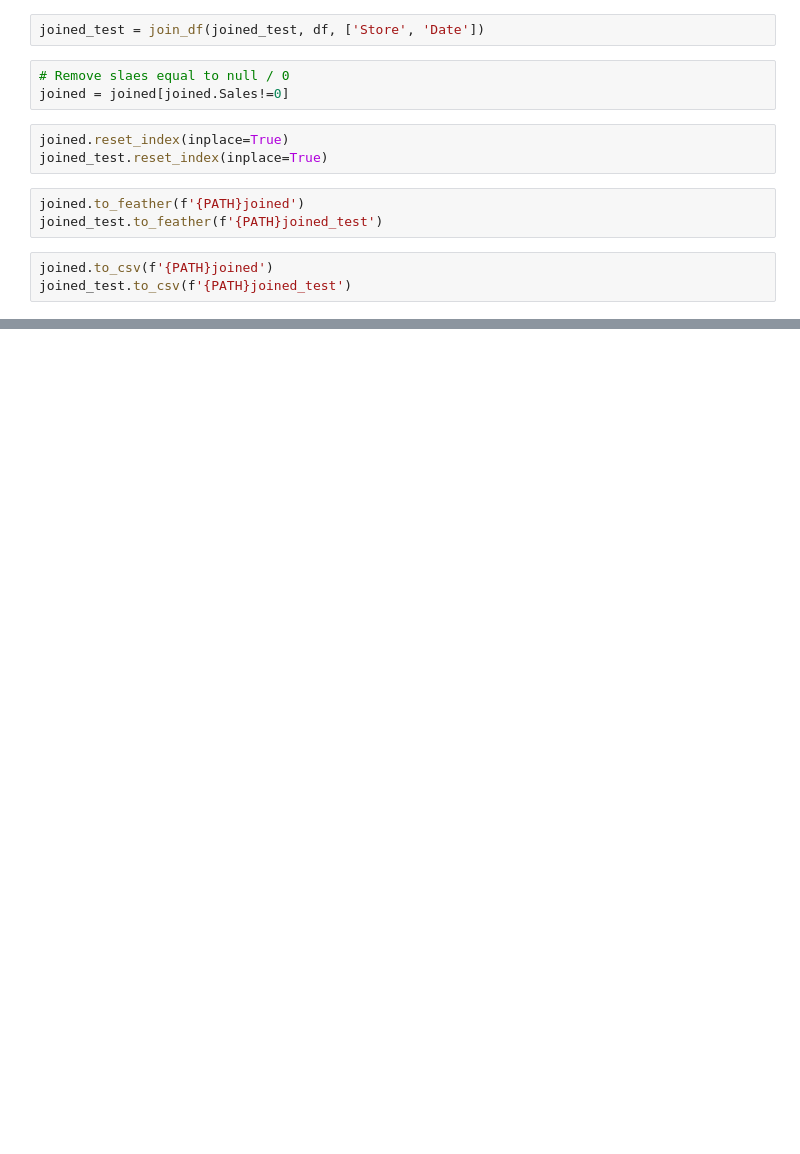
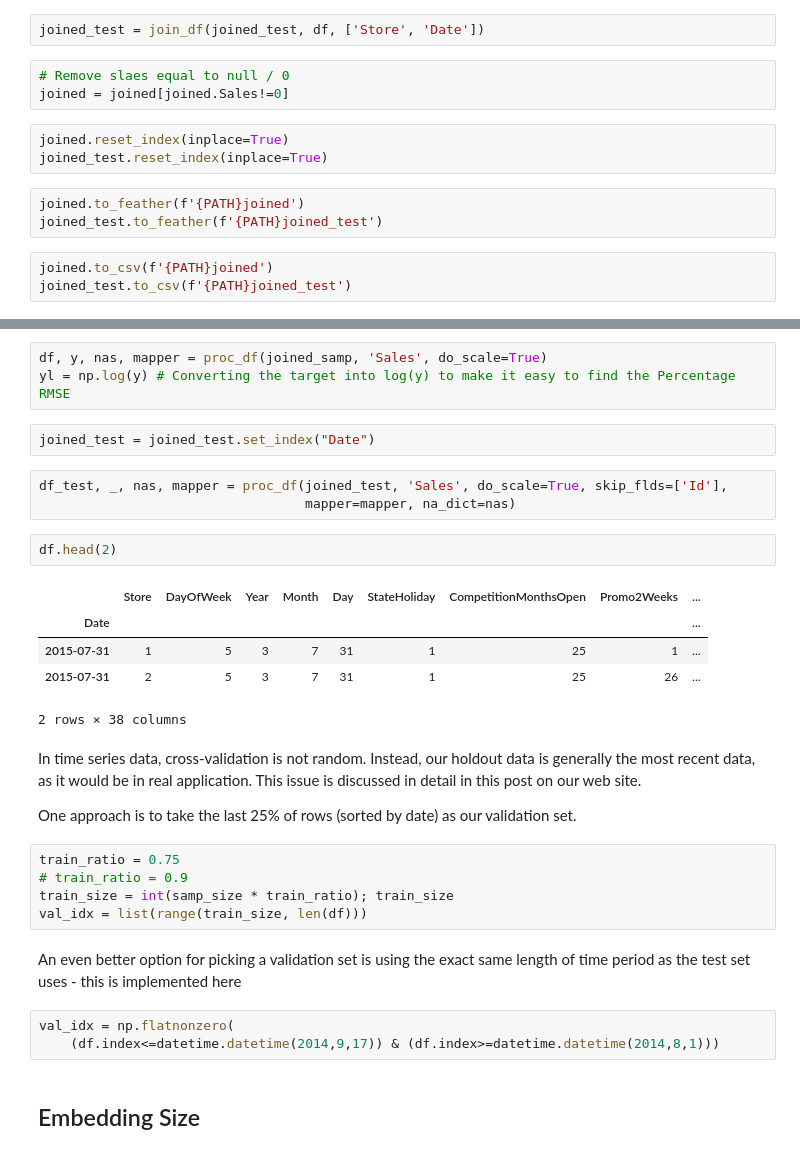
Before and after one commit to stanimman/Fast_ai, a Jupyter notebook: Lesson 4 Rossman.ipynb, the cells around one changed output, grey strips where cells are left out. Drawn from its saved outputs; the diff is of its cells as text; blank space fills up the shorter version.

```diff
--- a/Lesson 4 Rossman.ipynb
+++ b/Lesson 4 Rossman.ipynb
@@ -627,0 +911,32 @@ joined.head().T.head(40)
+# %%
+df, y, nas, mapper = proc_df(joined_samp, 'Sales', do_scale=True)
+yl = np.log(y) # Converting the target into log(y) to make it easy to find the Percentage RMSE
+# %%
+joined_test = joined_test.set_index("Date")
+# %%
+df_test, _, nas, mapper = proc_df(joined_test, 'Sales', do_scale=True, skip_flds=['Id'],
+                                  mapper=mapper, na_dict=nas)
+# %%
+df.head(2)
+# %% [output]
+|  | Store | DayOfWeek | Year | Month | Day | StateHoliday | CompetitionMonthsOpen | Promo2Weeks | ... |
+| Date |  |  |  |  |  |  |  |  | ... |
+| 2015-07-31 | 1 | 5 | 3 | 7 | 31 | 1 | 25 | 1 | ... |
+| 2015-07-31 | 2 | 5 | 3 | 7 | 31 | 1 | 25 | 26 | ... |
+2 rows × 38 columns
+# %% [markdown]
+In time series data, cross-validation is not random. Instead, our holdout data is generally the most recent data, as it would be in real application. This issue is discussed in detail in this post on our web site.
+
+One approach is to take the last 25% of rows (sorted by date) as our validation set.
+# %%
+train_ratio = 0.75
+# train_ratio = 0.9
+train_size = int(samp_size * train_ratio); train_size
+val_idx = list(range(train_size, len(df)))
+# %% [markdown]
+An even better option for picking a validation set is using the exact same length of time period as the test set uses - this is implemented here
+# %%
+val_idx = np.flatnonzero(
+    (df.index<=datetime.datetime(2014,9,17)) & (df.index>=datetime.datetime(2014,8,1)))
+# %% [markdown]
+## Embedding Size
```
Also changed, not shown: parts of 15 cells of this notebook.
